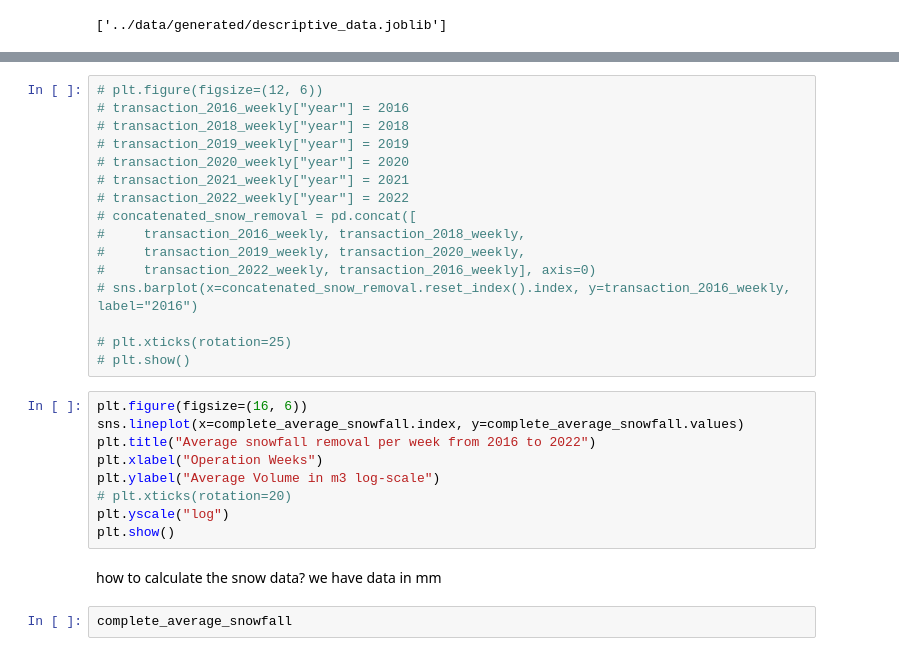
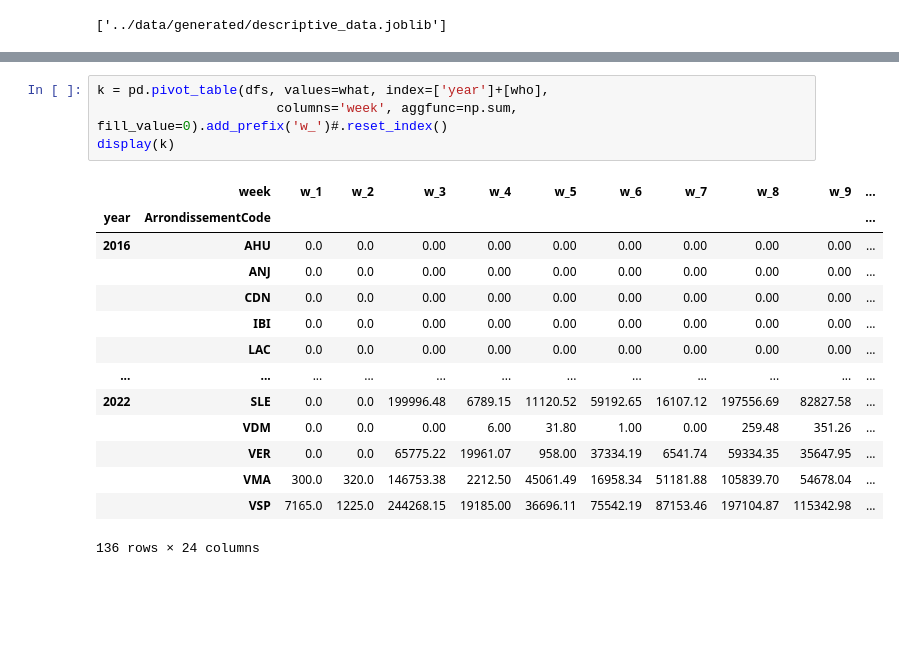
Before and after one commit to cimadure/ind6212, a Jupyter notebook: notebooks/weekly_snowfall_v2.ipynb, the cells around one changed output, grey strips where cells are left out. Saved outputs shown, nothing was run; the diff lists cells and outputs as text; blank space fills up the shorter version.

```diff
--- a/notebooks/weekly_snowfall_v2.ipynb
+++ b/notebooks/weekly_snowfall_v2.ipynb
@@ -678,29 +450,19 @@ plt.show()
-# %%
-# plt.figure(figsize=(12, 6))
-# transaction_2016_weekly["year"] = 2016
-# transaction_2018_weekly["year"] = 2018
-# transaction_2019_weekly["year"] = 2019
-# transaction_2020_weekly["year"] = 2020
-# transaction_2021_weekly["year"] = 2021
-# transaction_2022_weekly["year"] = 2022
-# concatenated_snow_removal = pd.concat([
-#     transaction_2016_weekly, transaction_2018_weekly,
-#     transaction_2019_weekly, transaction_2020_weekly,
-#     transaction_2022_weekly, transaction_2016_weekly], axis=0)
-# sns.barplot(x=concatenated_snow_removal.reset_index().index, y=transaction_2016_weekly, label="2016")
-
-# plt.xticks(rotation=25)
-# plt.show()
-# %%
-plt.figure(figsize=(16, 6))
-sns.lineplot(x=complete_average_snowfall.index, y=complete_average_snowfall.values)
-plt.title("Average snowfall removal per week from 2016 to 2022")
-plt.xlabel("Operation Weeks")
-plt.ylabel("Average Volume in m3 log-scale")
-# plt.xticks(rotation=20)
-plt.yscale("log")
-plt.show()
-# %% [markdown]
-how to calculate the snow data? we have data in mm
-# %%
-complete_average_snowfall
+# %%
+k = pd.pivot_table(dfs, values=what, index=['year']+[who],
+                       columns='week', aggfunc=np.sum, fill_value=0).add_prefix('w_')#.reset_index()
+display(k)
+# %% [output]
+|  | week | w_1 | w_2 | w_3 | w_4 | w_5 | w_6 | w_7 | w_8 | w_9 | ... |
+| year | ArrondissementCode |  |  |  |  |  |  |  |  |  | ... |
+| 2016 | AHU | 0.0 | 0.0 | 0.00 | 0.00 | 0.00 | 0.00 | 0.00 | 0.00 | 0.00 | ... |
+|  | ANJ | 0.0 | 0.0 | 0.00 | 0.00 | 0.00 | 0.00 | 0.00 | 0.00 | 0.00 | ... |
+|  | CDN | 0.0 | 0.0 | 0.00 | 0.00 | 0.00 | 0.00 | 0.00 | 0.00 | 0.00 | ... |
+|  | IBI | 0.0 | 0.0 | 0.00 | 0.00 | 0.00 | 0.00 | 0.00 | 0.00 | 0.00 | ... |
+|  | LAC | 0.0 | 0.0 | 0.00 | 0.00 | 0.00 | 0.00 | 0.00 | 0.00 | 0.00 | ... |
+| ... | ... | ... | ... | ... | ... | ... | ... | ... | ... | ... | ... |
+| 2022 | SLE | 0.0 | 0.0 | 199996.48 | 6789.15 | 11120.52 | 59192.65 | 16107.12 | 197556.69 | 82827.58 | ... |
+|  | VDM | 0.0 | 0.0 | 0.00 | 6.00 | 31.80 | 1.00 | 0.00 | 259.48 | 351.26 | ... |
+|  | VER | 0.0 | 0.0 | 65775.22 | 19961.07 | 958.00 | 37334.19 | 6541.74 | 59334.35 | 35647.95 | ... |
+|  | VMA | 300.0 | 320.0 | 146753.38 | 2212.50 | 45061.49 | 16958.34 | 51181.88 | 105839.70 | 54678.04 | ... |
+|  | VSP | 7165.0 | 1225.0 | 244268.15 | 19185.00 | 36696.11 | 75542.19 | 87153.46 | 197104.87 | 115342.98 | ... |
+136 rows × 24 columns
```
Also changed, not shown: parts of 49 cells of this notebook, 1 other file.
